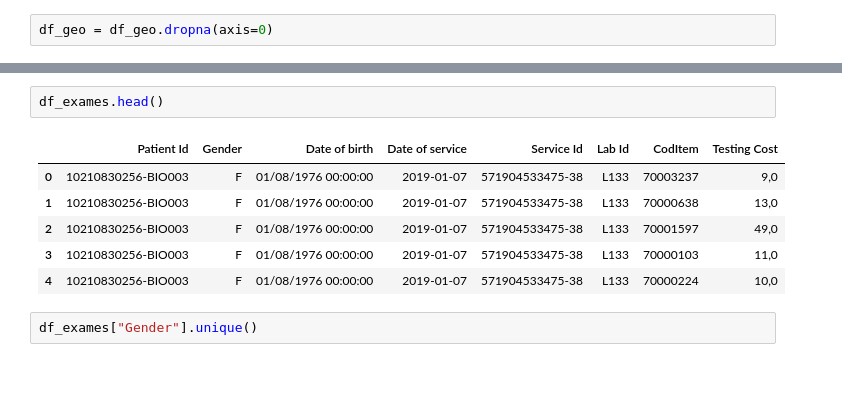
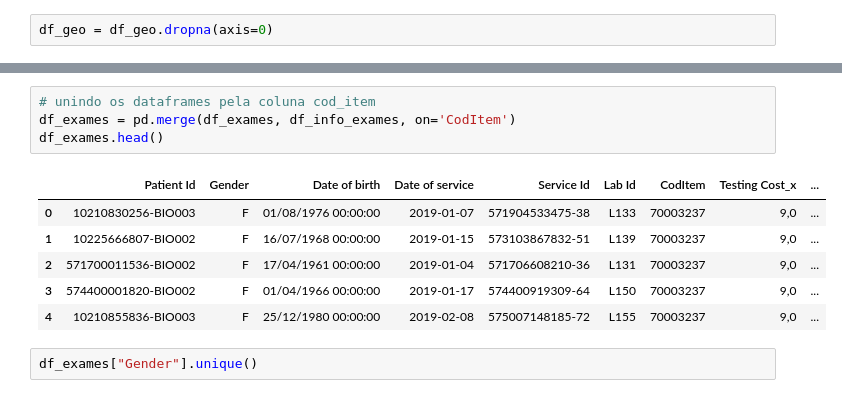
Before and after one commit to leotanaka4/desafio-elogroup, a Jupyter notebook: ans.ipynb, the cells around one changed output, grey strips where cells are left out. Saved outputs shown, nothing was run; the diff lists cells and outputs as text.

```diff
--- a/ans.ipynb
+++ b/ans.ipynb
@@ -221,15 +221,17 @@ df.head()
 | 2 | 98034.0 | L141 | 12911 120TH AVE NE STE D60, KIRKL... | 47.716279 | -122.183815 |
 | 3 | 30342.0 | L524 | 5667 PEACHTREE DUNWOODY RD 250, A... | 33.909388 | -84.352910 |
 | 4 | 61469.0 | L545 | 1204 IL HWY 164, OQUAWKA, IL 61469 | 40.930993 | -90.943760 |
-# %%
-df_exames.head()
-# %% [output]
-|  | Patient Id | Gender | Date of birth | Date of service | Service Id | Lab Id | CodItem | Testing Cost |
-| 0 | 10210830256-BIO003 | F | 01/08/1976 00:00:00 | 2019-01-07 | 571904533475-38 | L133 | 70003237 | 9,0 |
-| 1 | 10210830256-BIO003 | F | 01/08/1976 00:00:00 | 2019-01-07 | 571904533475-38 | L133 | 70000638 | 13,0 |
-| 2 | 10210830256-BIO003 | F | 01/08/1976 00:00:00 | 2019-01-07 | 571904533475-38 | L133 | 70001597 | 49,0 |
-| 3 | 10210830256-BIO003 | F | 01/08/1976 00:00:00 | 2019-01-07 | 571904533475-38 | L133 | 70000103 | 11,0 |
-| 4 | 10210830256-BIO003 | F | 01/08/1976 00:00:00 | 2019-01-07 | 571904533475-38 | L133 | 70000224 | 10,0 |
+# %%
+# unindo os dataframes pela coluna cod_item
+df_exames = pd.merge(df_exames, df_info_exames, on='CodItem')
+df_exames.head()
+# %% [output]
+|  | Patient Id | Gender | Date of birth | Date of service | Service Id | Lab Id | CodItem | Testing Cost_x | ... |
+| 0 | 10210830256-BIO003 | F | 01/08/1976 00:00:00 | 2019-01-07 | 571904533475-38 | L133 | 70003237 | 9,0 | ... |
+| 1 | 10225666807-BIO002 | F | 16/07/1968 00:00:00 | 2019-01-15 | 573103867832-51 | L139 | 70003237 | 9,0 | ... |
+| 2 | 571700011536-BIO002 | F | 17/04/1961 00:00:00 | 2019-01-04 | 571706608210-36 | L131 | 70003237 | 9,0 | ... |
+| 3 | 574400001820-BIO002 | F | 01/04/1966 00:00:00 | 2019-01-17 | 574400919309-64 | L150 | 70003237 | 9,0 | ... |
+| 4 | 10210855836-BIO003 | F | 25/12/1980 00:00:00 | 2019-02-08 | 575007148185-72 | L155 | 70003237 | 9,0 | ... |
 # %%
 df_exames["Gender"].unique()
 # %% [output]
```
Also changed, not shown: parts of 15 cells of this notebook.
